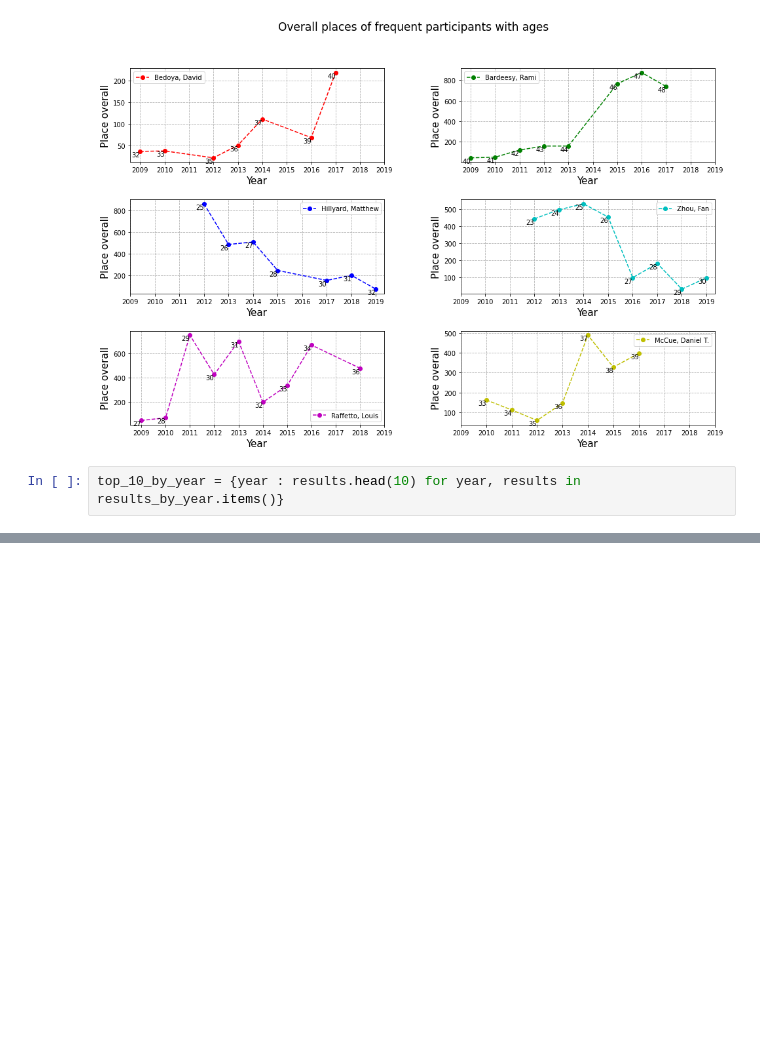
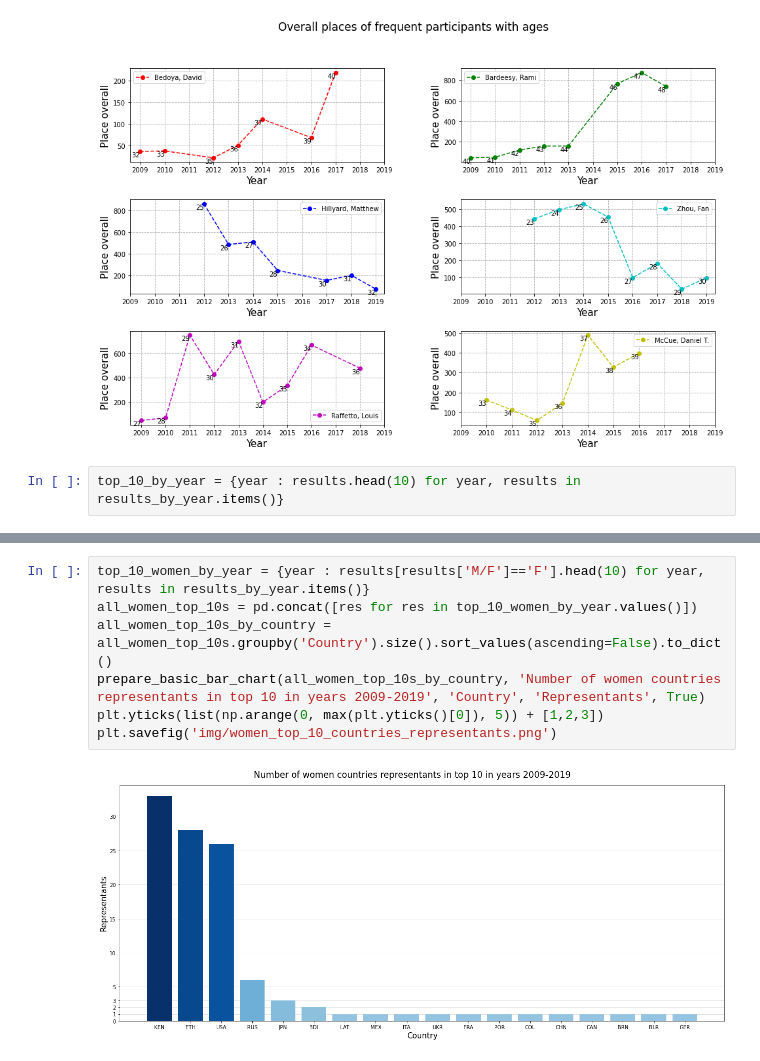
Before and after one commit to tadeq/Boston-marathon-data-analysis, a Jupyter notebook: data_analysis.ipynb, the cells around one changed output, grey strips where cells are left out. Drawn from its saved outputs; the diff is of its cells as text; blank space fills up the shorter version.

```diff
--- a/data_analysis.ipynb
+++ b/data_analysis.ipynb
@@ -553,0 +554,9 @@ Name: Overall, dtype: int64
+# %%
+top_10_women_by_year = {year : results[results['M/F']=='F'].head(10) for year, results in results_by_year.items()}
+all_women_top_10s = pd.concat([res for res in top_10_women_by_year.values()])
+all_women_top_10s_by_country = all_women_top_10s.groupby('Country').size().sort_values(ascending=False).to_dict()
+prepare_basic_bar_chart(all_women_top_10s_by_country, 'Number of women countries representants in top 10 in years 2009-2019', 'Country', 'Representants', True)
+plt.yticks(list(np.arange(0, max(plt.yticks()[0]), 5)) + [1,2,3])
+plt.savefig('img/women_top_10_countries_representants.png')
+# %% [output]
+[figure, added]
```
Also changed, not shown: parts of 9 cells of this notebook.
